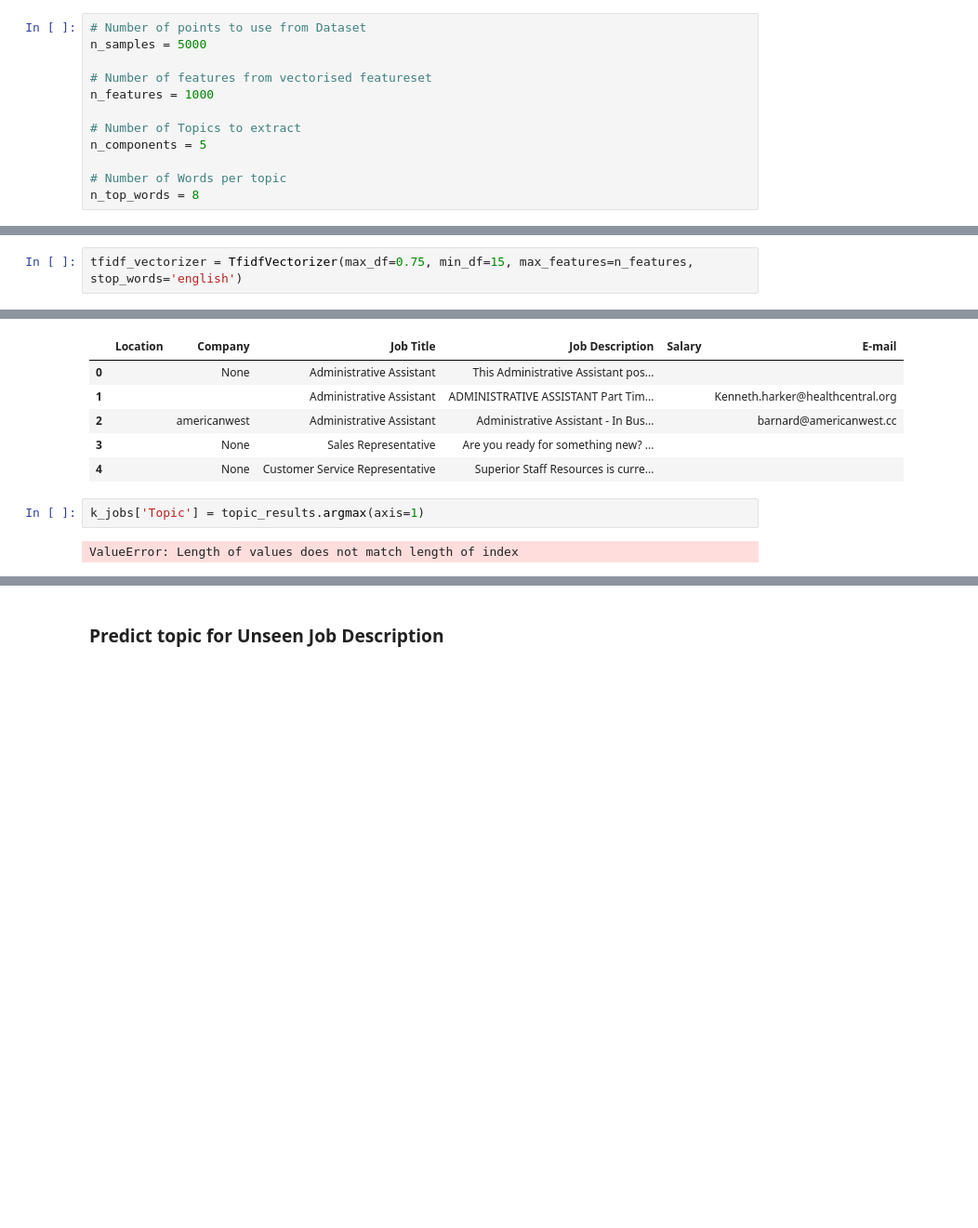
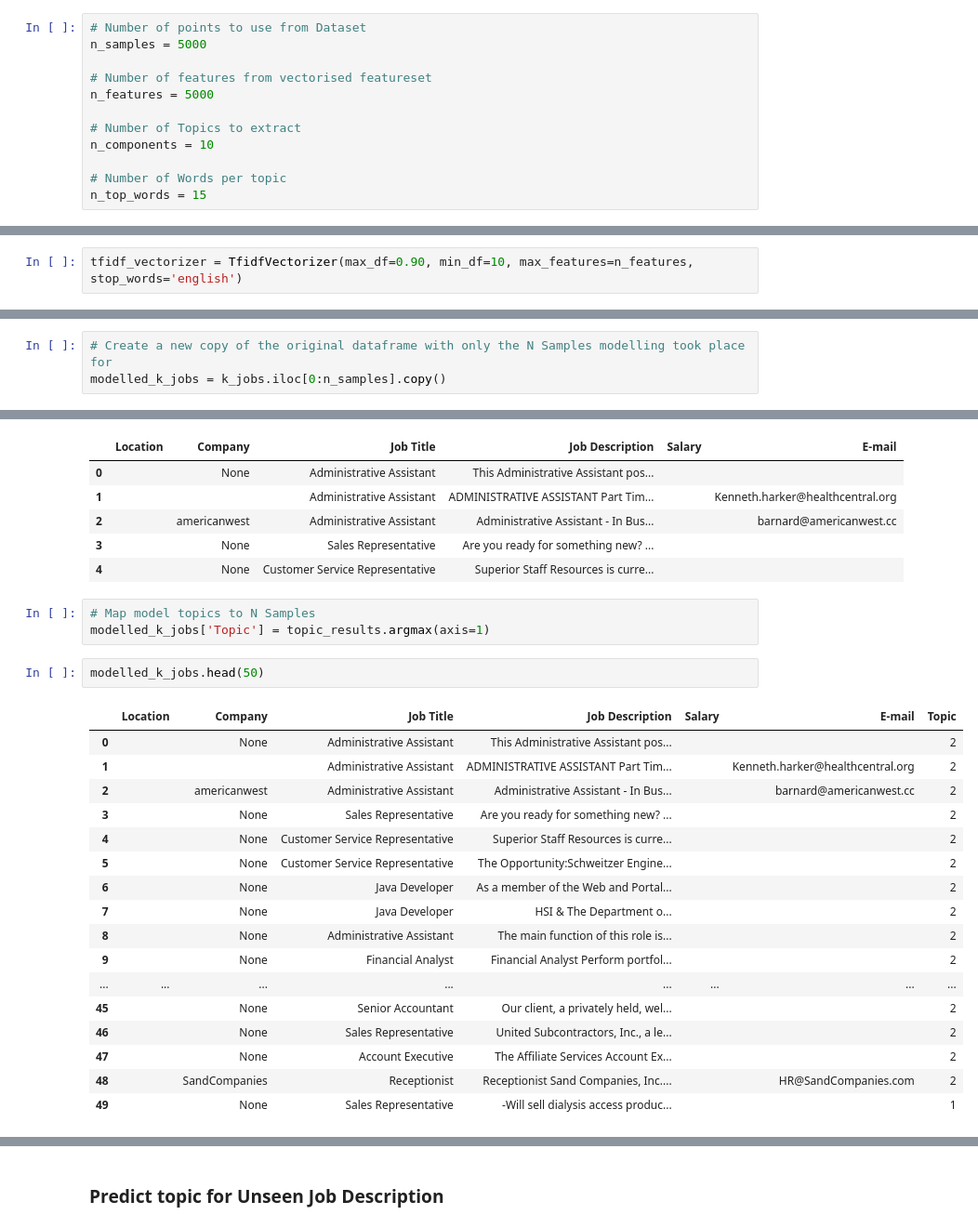
Before and after one commit to etzimopoulos/Job-descriptions-topic-modelling-using-NLP, a Jupyter notebook: topic-modelling-part2-kaggle-jobs-LDA-NMF.ipynb, the cells around one changed output, grey strips where cells are left out. Shown at 93% size. Cells and saved outputs as stored; diff of their text form; blank space fills up the shorter version.

Commit message:
updating topic modelling

```diff
--- a/topic-modelling-part2-kaggle-jobs-LDA-NMF.ipynb
+++ b/topic-modelling-part2-kaggle-jobs-LDA-NMF.ipynb
@@ -131,13 +131,13 @@ from pylab import bone, pcolor, colorbar, plot, show, rcParams, savefig
 n_samples = 5000
 
 # Number of features from vectorised featureset
-n_features = 1000
+n_features = 5000
 
 # Number of Topics to extract
-n_components = 5
+n_components = 10
 
 # Number of Words per topic
-n_top_words = 8
+n_top_words = 15
 # %% [markdown]
 #### Use Count Vectorizer for extracting features
 # %%
@@ -152,7 +152,7 @@ tf
 # %% [markdown]
 #### Use Tf-IDF Vectorizer for extracting features
 # %%
-tfidf_vectorizer = TfidfVectorizer(max_df=0.75, min_df=15, max_features=n_features, stop_words='english')
+tfidf_vectorizer = TfidfVectorizer(max_df=0.90, min_df=10, max_features=n_features, stop_words='english')
 # %%
 tfidf = tfidf_vectorizer.fit_transform(k_jobs['Job Description'][:n_samples])
 # %%
@@ -532,3 +460,6 @@ modelled_k_jobs = k_jobs.iloc[0:n_samples]
+# %%
+# Create a new copy of the original dataframe with only the N Samples modelling took place for
+modelled_k_jobs = k_jobs.iloc[0:n_samples].copy()
 # %%
 modelled_k_jobs.head()
 # %% [output]
@@ -539,6 +470,25 @@ modelled_k_jobs.head()
 | 3 |  | None | Sales Representative | Are you ready for something new? ... |  |  |
 | 4 |  | None | Customer Service Representative | Superior Staff Resources is curre... |  |  |
 # %%
-k_jobs['Topic'] = topic_results.argmax(axis=1)
+# Map model topics to N Samples
+modelled_k_jobs['Topic'] = topic_results.argmax(axis=1)
-# %% [output]
-ValueError: Length of values does not match length of index
+# %%
+modelled_k_jobs.head(50)
+# %% [output]
+|  | Location | Company | Job Title | Job Description | Salary | E-mail | Topic |
+| 0 |  | None | Administrative Assistant | This Administrative Assistant pos... |  |  | 2 |
+| 1 |  |  | Administrative Assistant | ADMINISTRATIVE ASSISTANT Part Tim... |  | Kenneth.harker@healthcentral.org | 2 |
+| 2 |  | americanwest | Administrative Assistant | Administrative Assistant - In Bus... |  | barnard@americanwest.cc | 2 |
+| 3 |  | None | Sales Representative | Are you ready for something new? ... |  |  | 2 |
+| 4 |  | None | Customer Service Representative | Superior Staff Resources is curre... |  |  | 2 |
+| 5 |  | None | Customer Service Representative | The Opportunity:Schweitzer Engine... |  |  | 2 |
+| 6 |  | None | Java Developer | As a member of the Web and Portal... |  |  | 2 |
+| 7 |  | None | Java Developer | HSI & The Department o... |  |  | 2 |
+| 8 |  | None | Administrative Assistant | The main function of this role is... |  |  | 2 |
+| 9 |  | None | Financial Analyst | Financial Analyst Perform portfol... |  |  | 2 |
+| ... | ... | ... | ... | ... | ... | ... | ... |
+| 45 |  | None | Senior Accountant | Our client, a privately held, wel... |  |  | 2 |
+| 46 |  | None | Sales Representative | United Subcontractors, Inc., a le... |  |  | 2 |
+| 47 |  | None | Account Executive | The Affiliate Services Account Ex... |  |  | 2 |
+| 48 |  | SandCompanies | Receptionist | Receptionist Sand Companies, Inc.... |  | HR@SandCompanies.com | 2 |
+| 49 |  | None | Sales Representative | -Will sell dialysis access produc... |  |  | 1 |
```
Also changed, not shown: parts of 31 cells of this notebook, 1 other file.
